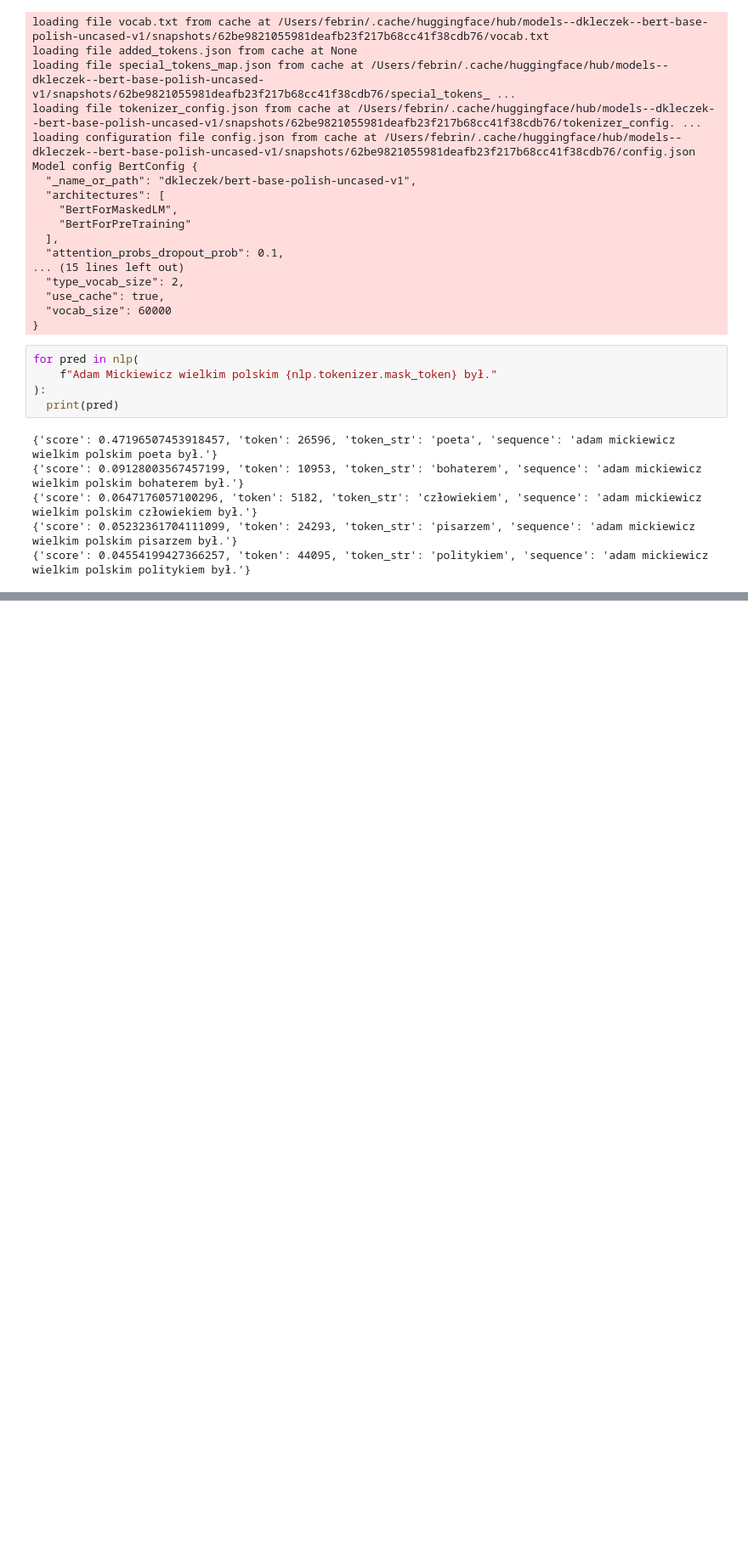
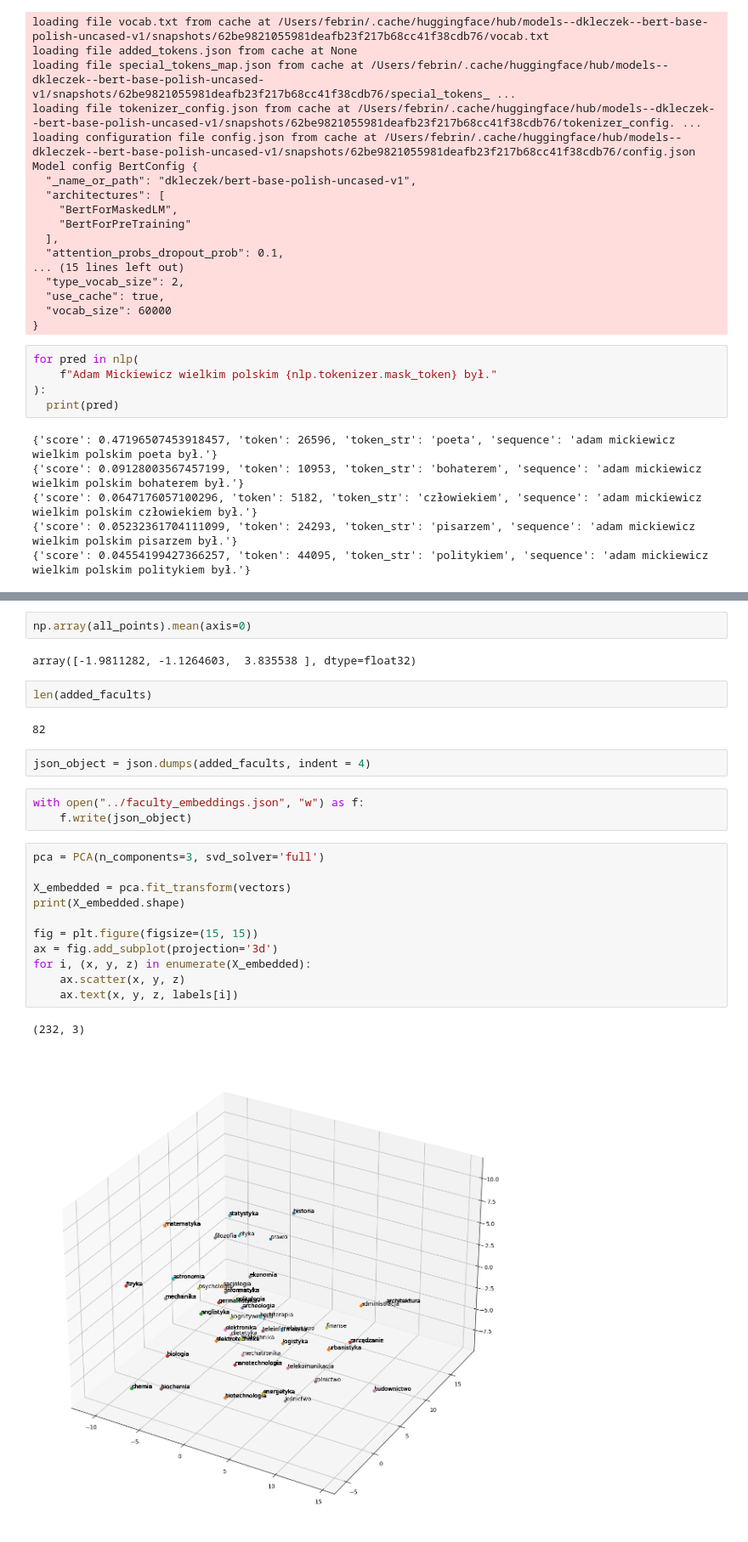
Before and after one commit to jakub-lat/hackyeah-2023, a Jupyter notebook: src/data/notebooks/embeddings.ipynb, the cells around one changed output, grey strips where cells are left out. Shown at 85% size. Drawn from its saved outputs; the diff is of its cells as text; blank space fills up the shorter version.

```diff
--- a/src/data/notebooks/embeddings.ipynb
+++ b/src/data/notebooks/embeddings.ipynb
@@ -91,0 +280,27 @@ dir
+# %%
+np.array(all_points).mean(axis=0)
+# %% [output]
+array([-1.9811282, -1.1264603,  3.835538 ], dtype=float32)
+# %%
+len(added_facults)
+# %% [output]
+82
+# %%
+json_object = json.dumps(added_facults, indent = 4)
+# %%
+with open("../faculty_embeddings.json", "w") as f:
+    f.write(json_object)
+# %%
+pca = PCA(n_components=3, svd_solver='full')
+
+X_embedded = pca.fit_transform(vectors)
+print(X_embedded.shape)
+
+fig = plt.figure(figsize=(15, 15))
+ax = fig.add_subplot(projection='3d')
+for i, (x, y, z) in enumerate(X_embedded):
+    ax.scatter(x, y, z)
+    ax.text(x, y, z, labels[i])
+# %% [output]
+(232, 3)
+[figure, added]
```
Also changed, not shown: parts of 17 cells of this notebook, 2 other files.
